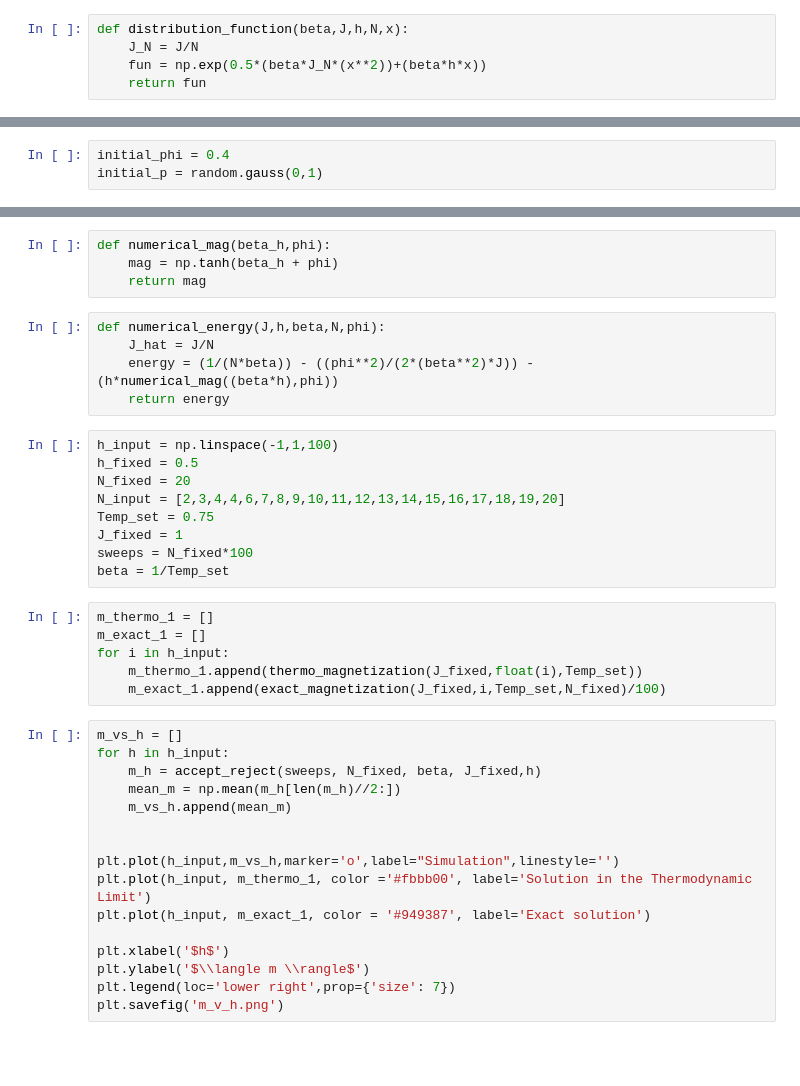
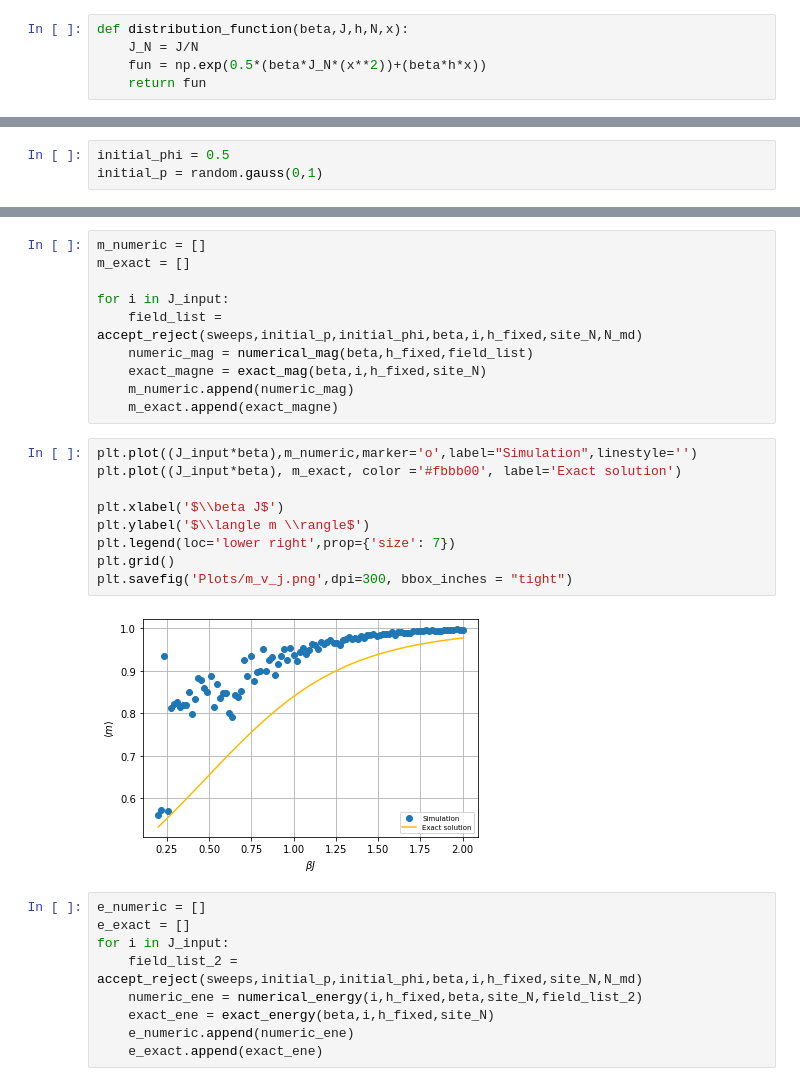
Before and after one commit to PugsGHub/compphyss, a Jupyter notebook: Sheet 3/Ising_HMC_sim.ipynb, the cells around one changed output, grey strips where cells are left out. Saved outputs shown, nothing was run; the diff lists cells and outputs as text; blank space fills up the shorter version.

```diff
--- a/Sheet 3/Ising_HMC_sim.ipynb
+++ b/Sheet 3/Ising_HMC_sim.ipynb
@@ -114,3 +171,3 @@ def exact_mag(beta,J,h,N):
 # %%
-initial_phi = 0.4
+initial_phi = 0.5
 initial_p = random.gauss(0,1)
@@ -138,40 +174,30 @@ def accept_reject(sweeps,p,phi,beta,J,h,N,N_md,freq=10):
-# %%
-def numerical_mag(beta_h,phi):
-    mag = np.tanh(beta_h + phi)
-    return mag
-# %%
-def numerical_energy(J,h,beta,N,phi):
-    J_hat = J/N
-    energy = (1/(N*beta)) - ((phi**2)/(2*(beta**2)*J)) - (h*numerical_mag((beta*h),phi))
-    return energy
-# %%
-h_input = np.linspace(-1,1,100)
-h_fixed = 0.5
-N_fixed = 20
-N_input = [2,3,4,4,6,7,8,9,10,11,12,13,14,15,16,17,18,19,20]
-Temp_set = 0.75
-J_fixed = 1
-sweeps = N_fixed*100
-beta = 1/Temp_set
-# %%
-m_thermo_1 = []
-m_exact_1 = []
-for i in h_input:
-    m_thermo_1.append(thermo_magnetization(J_fixed,float(i),Temp_set))
-    m_exact_1.append(exact_magnetization(J_fixed,i,Temp_set,N_fixed)/100)
+# %%
+m_numeric = []
+m_exact = []
+
+for i in J_input:
+    field_list = accept_reject(sweeps,initial_p,initial_phi,beta,i,h_fixed,site_N,N_md)
+    numeric_mag = numerical_mag(beta,h_fixed,field_list)
+    exact_magne = exact_mag(beta,i,h_fixed,site_N)
+    m_numeric.append(numeric_mag)
+    m_exact.append(exact_magne)
 # %%
-m_vs_h = []
-for h in h_input:
-    m_h = accept_reject(sweeps, N_fixed, beta, J_fixed,h)
-    mean_m = np.mean(m_h[len(m_h)//2:])
-    m_vs_h.append(mean_m)
+plt.plot((J_input*beta),m_numeric,marker='o',label="Simulation",linestyle='')
+plt.plot((J_input*beta), m_exact, color ='#fbbb00', label='Exact solution')
 
-
-plt.plot(h_input,m_vs_h,marker='o',label="Simulation",linestyle='')
-plt.plot(h_input, m_thermo_1, color ='#fbbb00', label='Solution in the Thermodynamic Limit')
-plt.plot(h_input, m_exact_1, color = '#949387', label='Exact solution')
-
-plt.xlabel('$h$')
+plt.xlabel('$\\beta J$')
 plt.ylabel('$\\langle m \\rangle$')
 plt.legend(loc='lower right',prop={'size': 7})
-plt.savefig('m_v_h.png')
+plt.grid()
+plt.savefig('Plots/m_v_j.png',dpi=300, bbox_inches = "tight")
+# %% [output]
+[figure, added]
+# %%
+e_numeric = []
+e_exact = []
+for i in J_input:
+    field_list_2 = accept_reject(sweeps,initial_p,initial_phi,beta,i,h_fixed,site_N,N_md)
+    numeric_ene = numerical_energy(i,h_fixed,beta,site_N,field_list_2)
+    exact_ene = exact_energy(beta,i,h_fixed,site_N)
+    e_numeric.append(numeric_ene)
+    e_exact.append(exact_ene)
```
Also changed, not shown: parts of 19 cells of this notebook, 6 other files.
